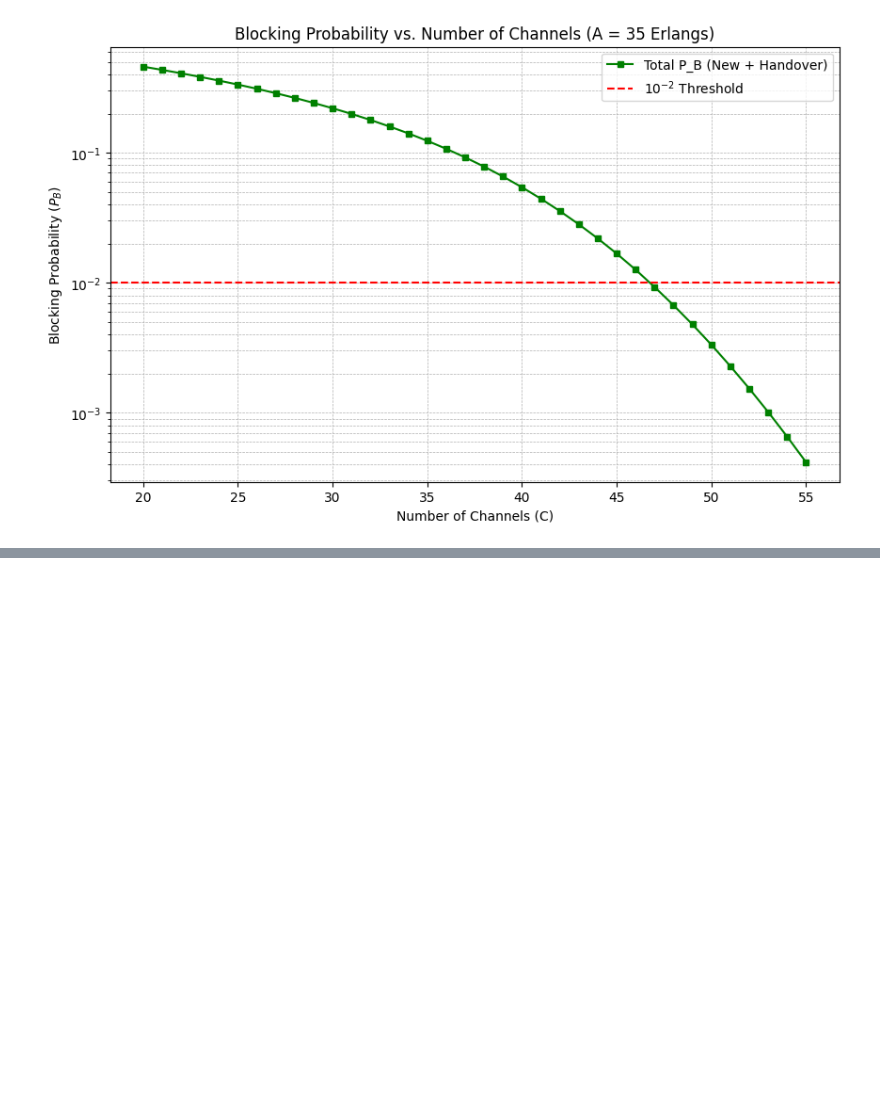
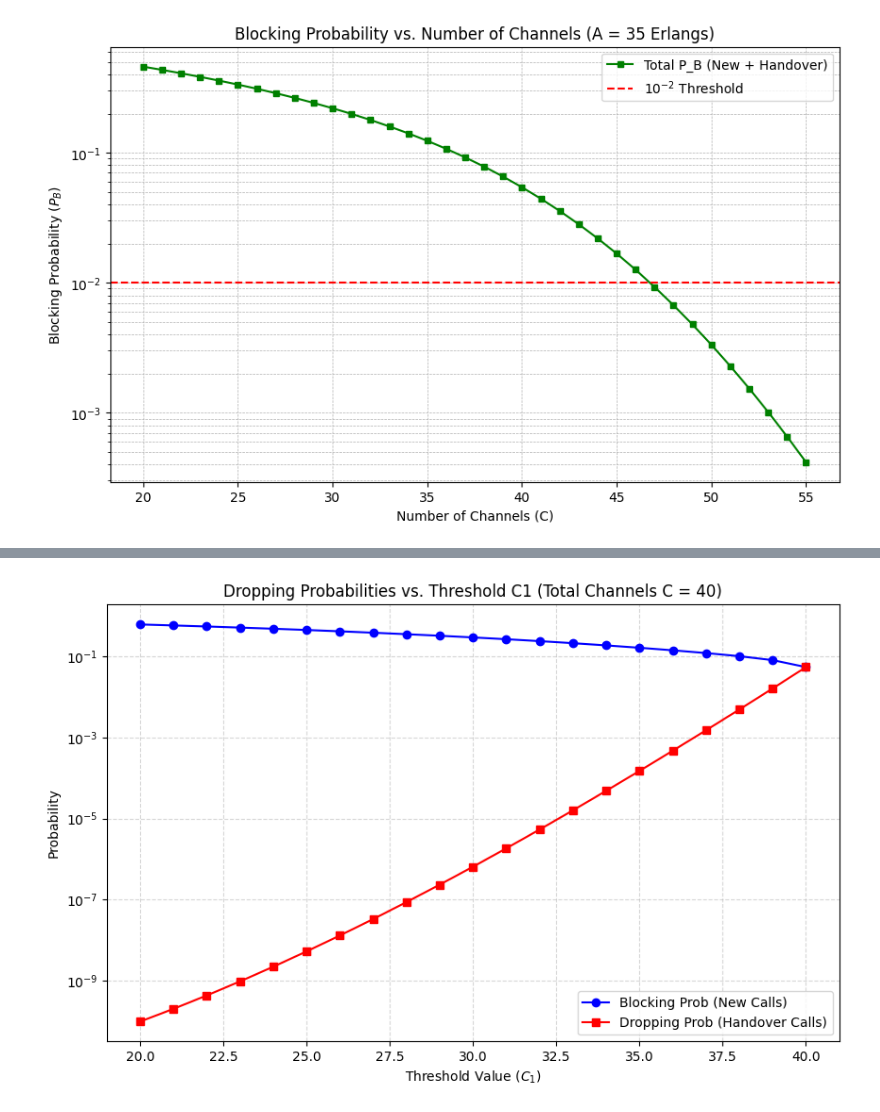
Before and after one commit to Clon5676/engOfQualityofService, a Jupyter notebook: Exercise1.ipynb, the cells around one changed output, grey strips where cells are left out. Saved outputs shown, nothing was run; the diff lists cells and outputs as text; code cells hidden in the pictures; blank space fills up the shorter version.

```diff
--- a/Exercise1.ipynb
+++ b/Exercise1.ipynb
@@ -67,0 +70,78 @@ plt.show()
+# %%
+import matplotlib.pyplot as plt
+
+def admission_control_probs(lambda1, lambda2, mu, C, C1):
+    #Calculate probabilities for the admission control strategy with threshold C1.
+    A1 = lambda1 / mu  # Traffic load for new calls
+    A2 = lambda2 / mu  # Traffic load for handover calls
+    A_total = A1 + A2  # Total traffic load
+
+    # Calculate unnormalized probability terms (using Markov Chain balance equations)
+    terms = [0] * (C + 1)
+    terms[0] = 1.0  # Assume initial state probability is 1 for easier calculation
+
+    for k in range(1, C + 1):
+        if k <= C1:
+            # When used channels <= C1, accept both call types
+            # (arrival rate is lambda1 + lambda2)
+            terms[k] = terms[k-1] * A_total / k
+        else:
+            # When used channels > C1, accept ONLY handover calls
+            # (arrival rate is lambda2)
+            terms[k] = terms[k-1] * A2 / k
+
+    # Normalize to get the true steady-state probabilities P_k
+    sum_terms = sum(terms)
+    P = [t / sum_terms for t in terms]
+
+    #Calculate dropping/blocking probabilities for both call types
+
+    #Blocking prob for new calls:
+    #New calls are rejected if used channels >= C1 (sum probabilities from C1 to C)
+    P_block_new = sum(P[C1 : C + 1])
+
+    #Dropping prob for handover calls:
+    #Handover calls are only rejected if all C channels are full (State C)
+    P_drop_ho = P[C]
+
+    return P_block_new, P_drop_ho
+
+# Given conditions from the exercise
+lambda1 = 5      # Arrival rate for new calls: 5 calls/min
+lambda2 = 2      # Arrival rate for handover calls: 2 calls/min
+mu = 1 / 5       # Service rate: 1/5 calls/min
+C = 40           # Total number of channels is fixed at 40
+
+# Prepare data for plotting (C1 varies from 20 to 40)
+C1_values = list(range(20, 41))
+prob_new_list = []
+prob_ho_list = []
+
+# Loop to calculate probabilities for each threshold value
+for c1 in C1_values:
+    p_new, p_ho = admission_control_probs(lambda1, lambda2, mu, C, c1)
+    prob_new_list.append(p_new)
+    prob_ho_list.append(p_ho)
+
+# Print specific values when C1=30 for reference
+demo_c1 = 30
+print(f"[Example] When C1 = {demo_c1}:")
+print(f"Blocking Prob (New Calls): {prob_new_list[demo_c1 - 20]:.6f}")
+print(f"Dropping Prob (Handover Calls): {prob_ho_list[demo_c1 - 20]:.6f}")
+
+# Plot the curves (fulfills the requirement for question h)
+plt.figure(figsize=(10, 6))
+plt.plot(C1_values, prob_new_list, marker='o', linestyle='-', color='blue', label='Blocking Prob (New Calls)')
+plt.plot(C1_values, prob_ho_list, marker='s', linestyle='-', color='red', label='Dropping Prob (Handover Calls)')
+
+# Set the title and axis labels
+plt.title('Dropping Probabilities vs. Threshold C1 (Total Channels C = 40)')
+plt.xlabel('Threshold Value ($C_1$)')
+plt.ylabel('Probability')
+
+# Use logarithmic scale to better visualize extreme probability variations
+plt.yscale('log')
+plt.grid(True, which="both", ls="--", alpha=0.5)
+plt.legend()
+plt.show()
+# %% [output]
@@ -67,0 +151 @@ plt.show()
+[figure, added]
```
Also changed, not shown: parts of 4 cells of this notebook.
